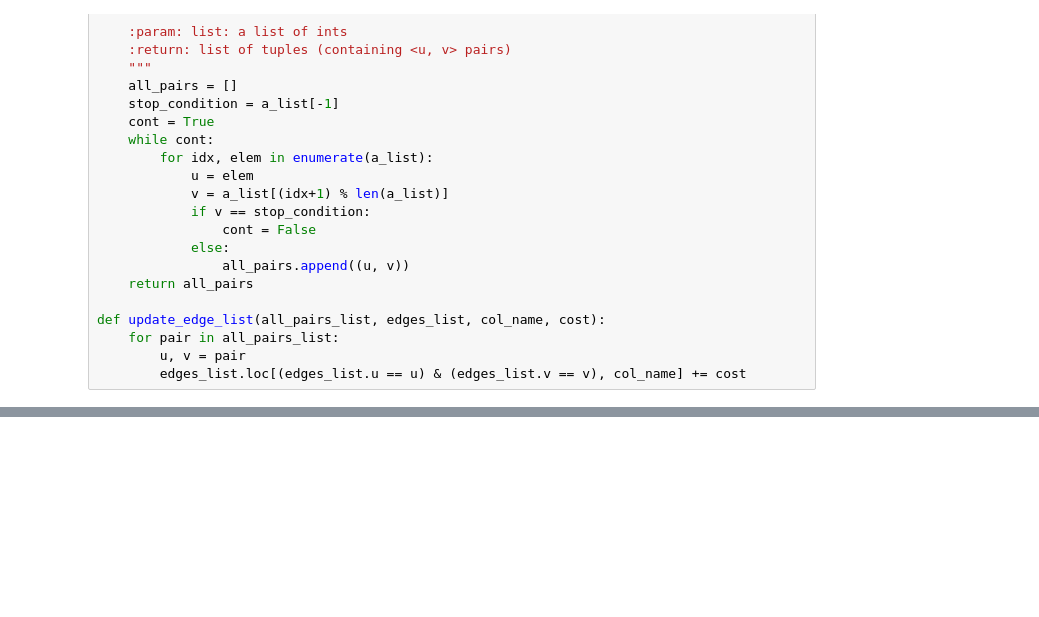
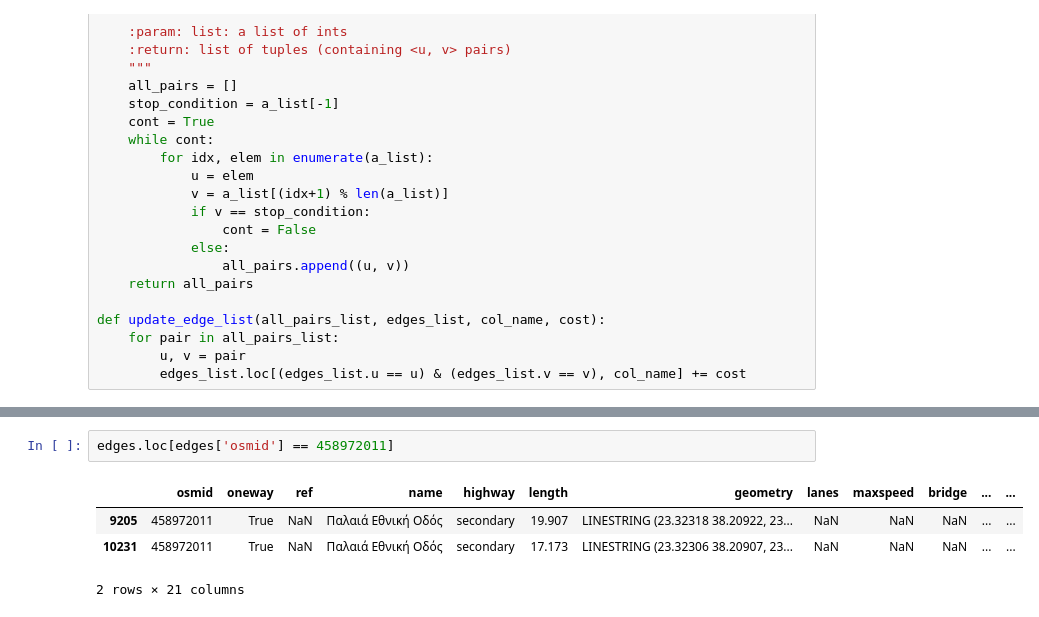
Before and after one commit to cbabalis/osm_project, a Jupyter notebook: src/networkx-osm-zografou.ipynb, the cells around one changed output, grey strips where cells are left out. Saved outputs shown, nothing was run; the diff lists cells and outputs as text; blank space fills up the shorter version.

```diff
--- a/src/networkx-osm-zografou.ipynb
+++ b/src/networkx-osm-zografou.ipynb
@@ -228,0 +265,7 @@ loaded_edges.to_csv('test2.csv')
+# %%
+edges.loc[edges['osmid'] == 458972011]
+# %% [output]
+|  | osmid | oneway | ref | name | highway | length | geometry | lanes | maxspeed | bridge | ... | ... |
+| 9205 | 458972011 | True | NaN | Παλαιά Εθνική Οδός | secondary | 19.907 | LINESTRING (23.32318 38.20922, 23... | NaN | NaN | NaN | ... | ... |
+| 10231 | 458972011 | True | NaN | Παλαιά Εθνική Οδός | secondary | 17.173 | LINESTRING (23.32306 38.20907, 23... | NaN | NaN | NaN | ... | ... |
+2 rows × 21 columns
```
Also changed, not shown: parts of 30 cells of this notebook, 2 other files.
